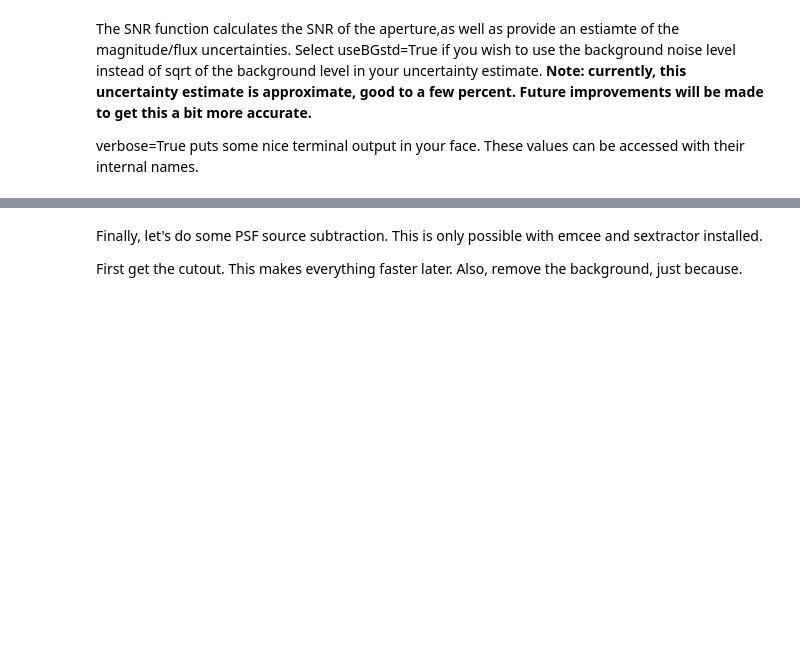
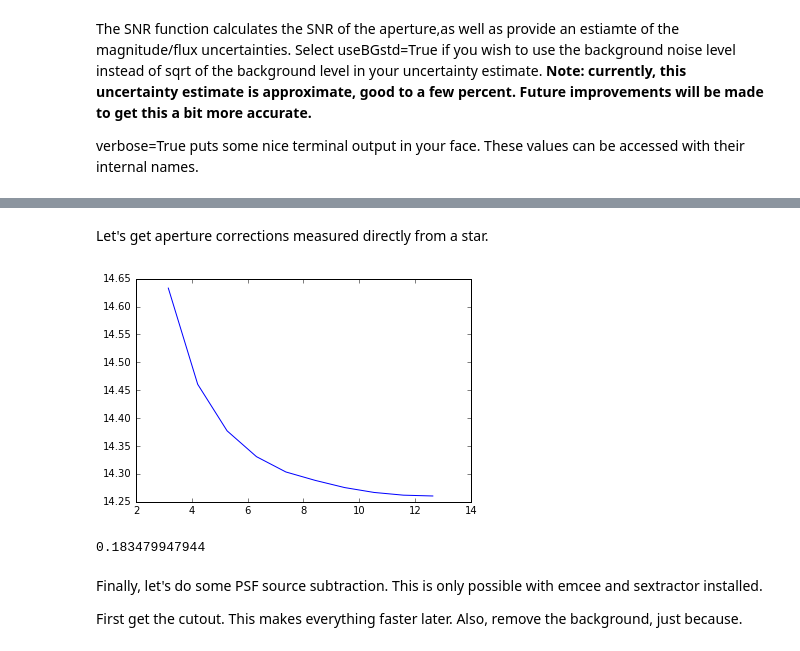
Before and after one commit to fraserw/trippy, a Jupyter notebook: tutorial/trippytutorial.ipynb, the cells around one changed output, grey strips where cells are left out. Cells and saved outputs as stored; diff of their text form; code cells hidden in the pictures; blank space fills up the shorter version.

```diff
--- a/tutorial/trippytutorial.ipynb
+++ b/tutorial/trippytutorial.ipynb
@@ -281,3 +319,12 @@ print phot.bg
+# %% [markdown]
+Let's get aperture corrections measured directly from  a star.
+# %%
+phot.computeRoundAperCorrFromSource(goodFits[0,4],goodFits[0,5],num.linspace(1*fwhm,4*fwhm,10),
+                                    skyRadius=5*fwhm, width=6*fwhm,displayAperture=False,display=True)
+print phot.roundAperCorr(1.4*fwhm)
+# %% [output]
+[figure, added]
+0.183479947944
 # %% [markdown]
 Finally, let's do some PSF source subtraction. This is only possible with emcee and sextractor installed.
 
```
Also changed, not shown: parts of 11 cells of this notebook.
